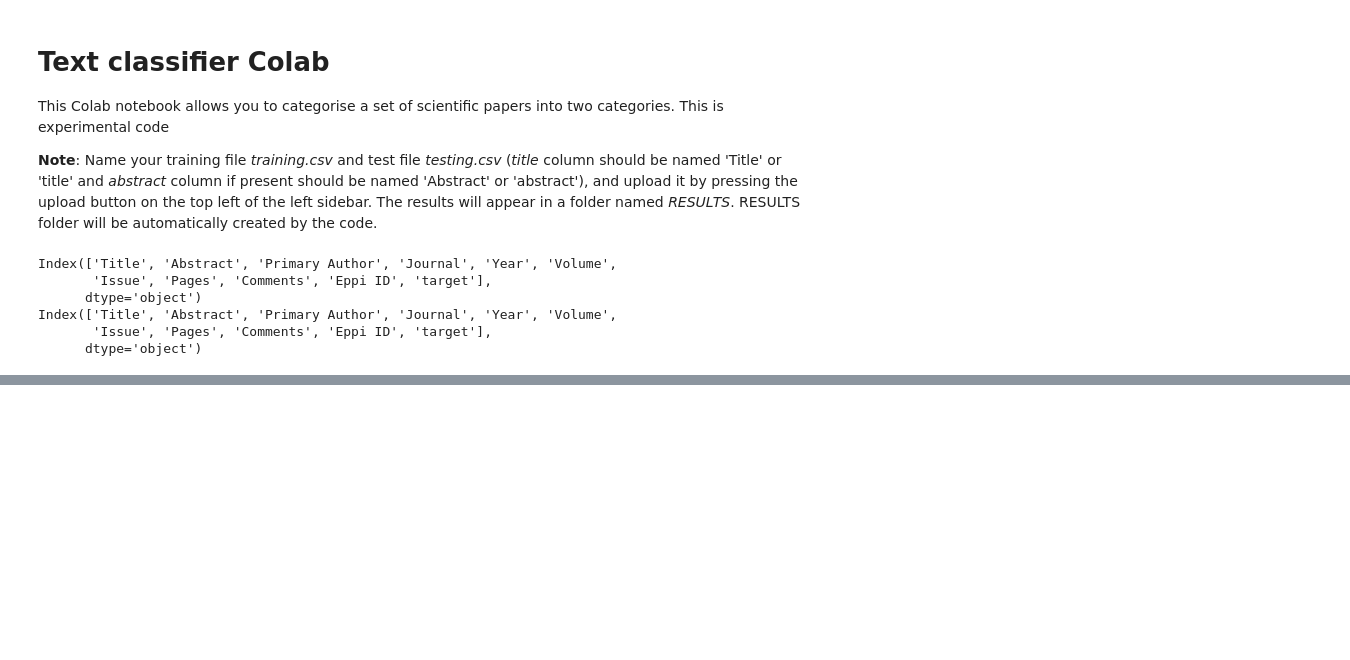
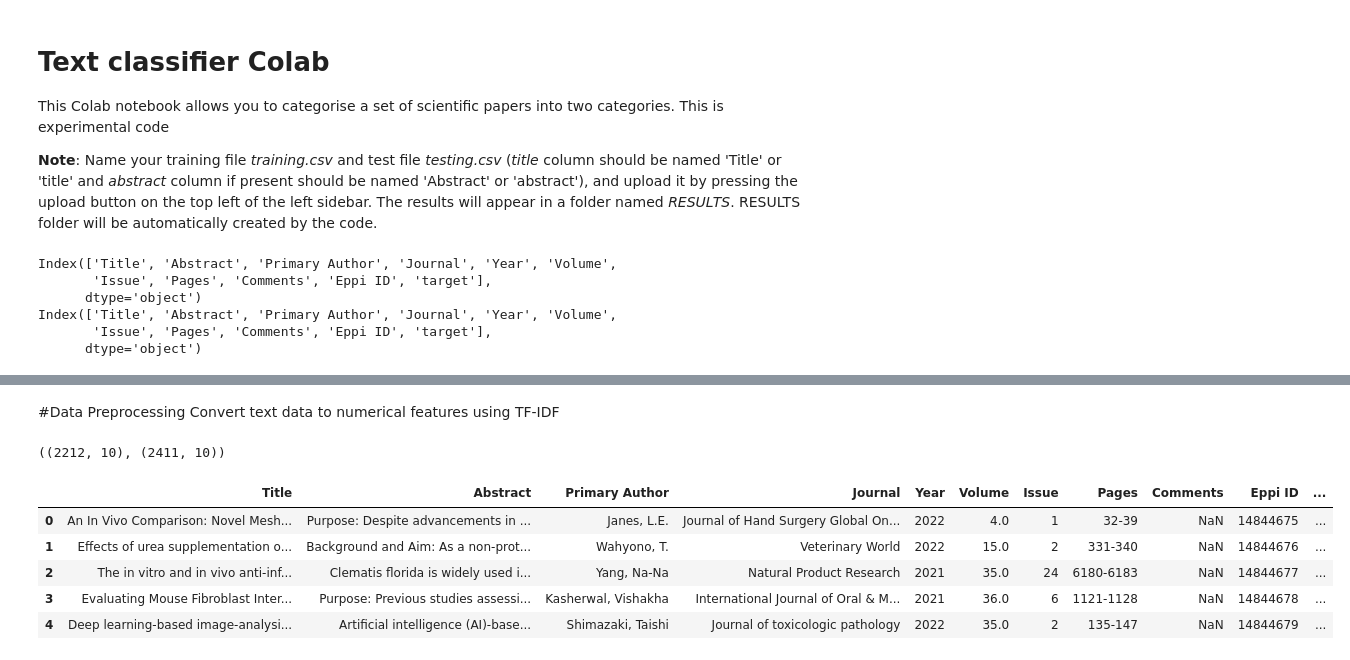
Before and after one commit to nice-digital/text-classifier-mlflow, a Jupyter notebook: text-classifier-lr.ipynb, the cells around one changed output, grey strips where cells are left out. Cells and saved outputs as stored; diff of their text form; code cells hidden in the pictures; blank space fills up the shorter version.

```diff
--- a/text-classifier-lr.ipynb
+++ b/text-classifier-lr.ipynb
@@ -201,0 +202,26 @@ Classification report:
+# %% [markdown]
+#Data Preprocessing
+Convert text data to numerical features using TF-IDF
+# %%
+animal = pd.read_csv('excludes_Animal_2200.csv')
+human = pd.read_csv('includes_human_2400.csv')
+
+#animal.head(), human.head()
+# %%
+# prompt: shape of the df
+(animal.shape), (human.shape)
+# %% [output]
+((2212, 10), (2411, 10))
+# %%
+#add target variable
+animal['target'] = 0
+human['target'] = 1
+# %%
+animal.head()
+# %% [output]
+|  | Title | Abstract | Primary Author | Journal | Year | Volume | Issue | Pages | Comments | Eppi ID | ... |
+| 0 | An In Vivo Comparison: Novel Mesh... | Purpose: Despite advancements in ... | Janes, L.E. | Journal of Hand Surgery Global On... | 2022 | 4.0 | 1 | 32-39 | NaN | 14844675 | ... |
+| 1 | Effects of urea supplementation o... | Background and Aim: As a non-prot... | Wahyono, T. | Veterinary World | 2022 | 15.0 | 2 | 331-340 | NaN | 14844676 | ... |
+| 2 | The in vitro and in vivo anti-inf... | Clematis florida is widely used i... | Yang, Na-Na | Natural Product Research | 2021 | 35.0 | 24 | 6180-6183 | NaN | 14844677 | ... |
+| 3 | Evaluating Mouse Fibroblast Inter... | Purpose: Previous studies assessi... | Kasherwal, Vishakha | International Journal of Oral & M... | 2021 | 36.0 | 6 | 1121-1128 | NaN | 14844678 | ... |
+| 4 | Deep learning-based image-analysi... | Artificial intelligence (AI)-base... | Shimazaki, Taishi | Journal of toxicologic pathology | 2022 | 35.0 | 2 | 135-147 | NaN | 14844679 | ... |
```
Also changed, not shown: parts of 14 cells of this notebook.
